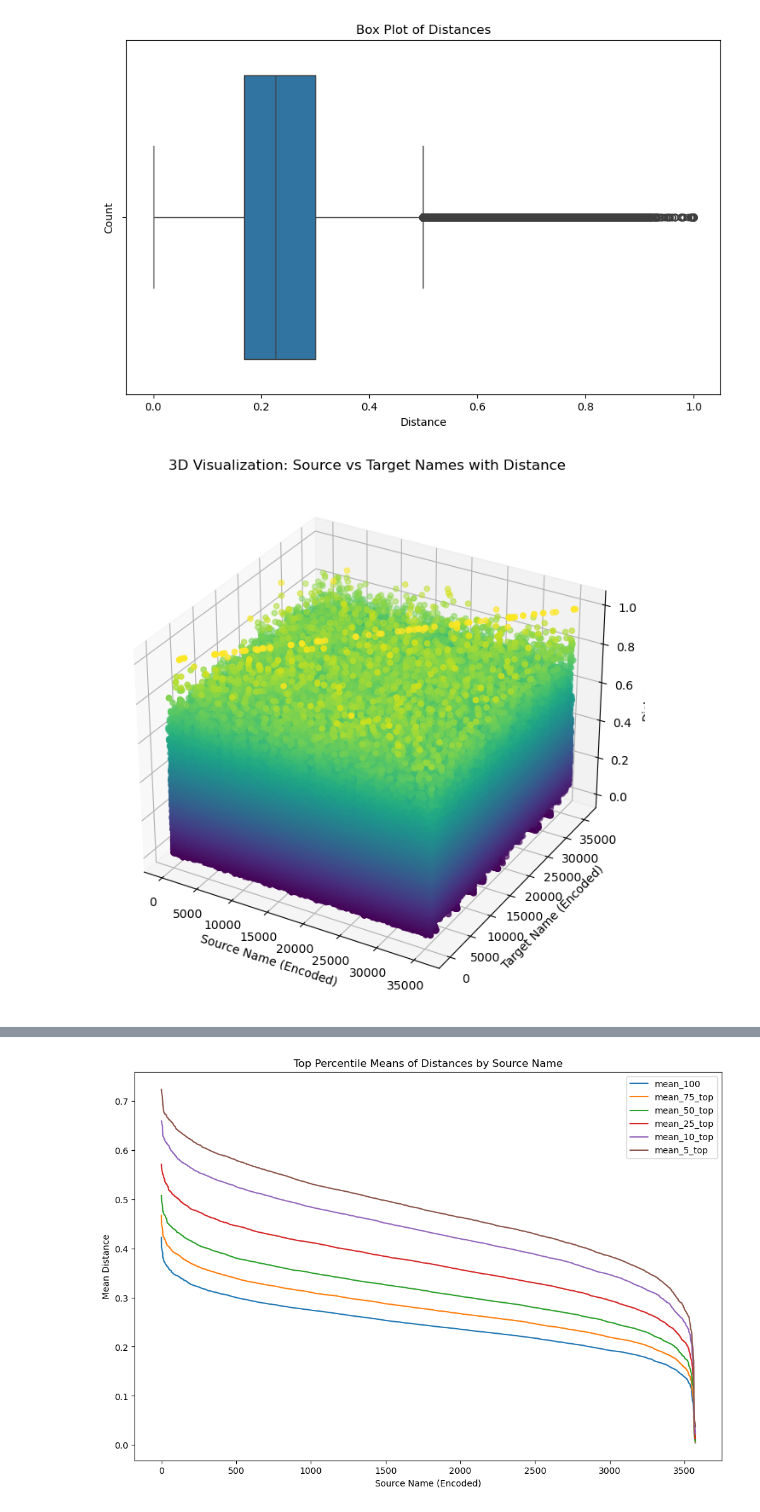
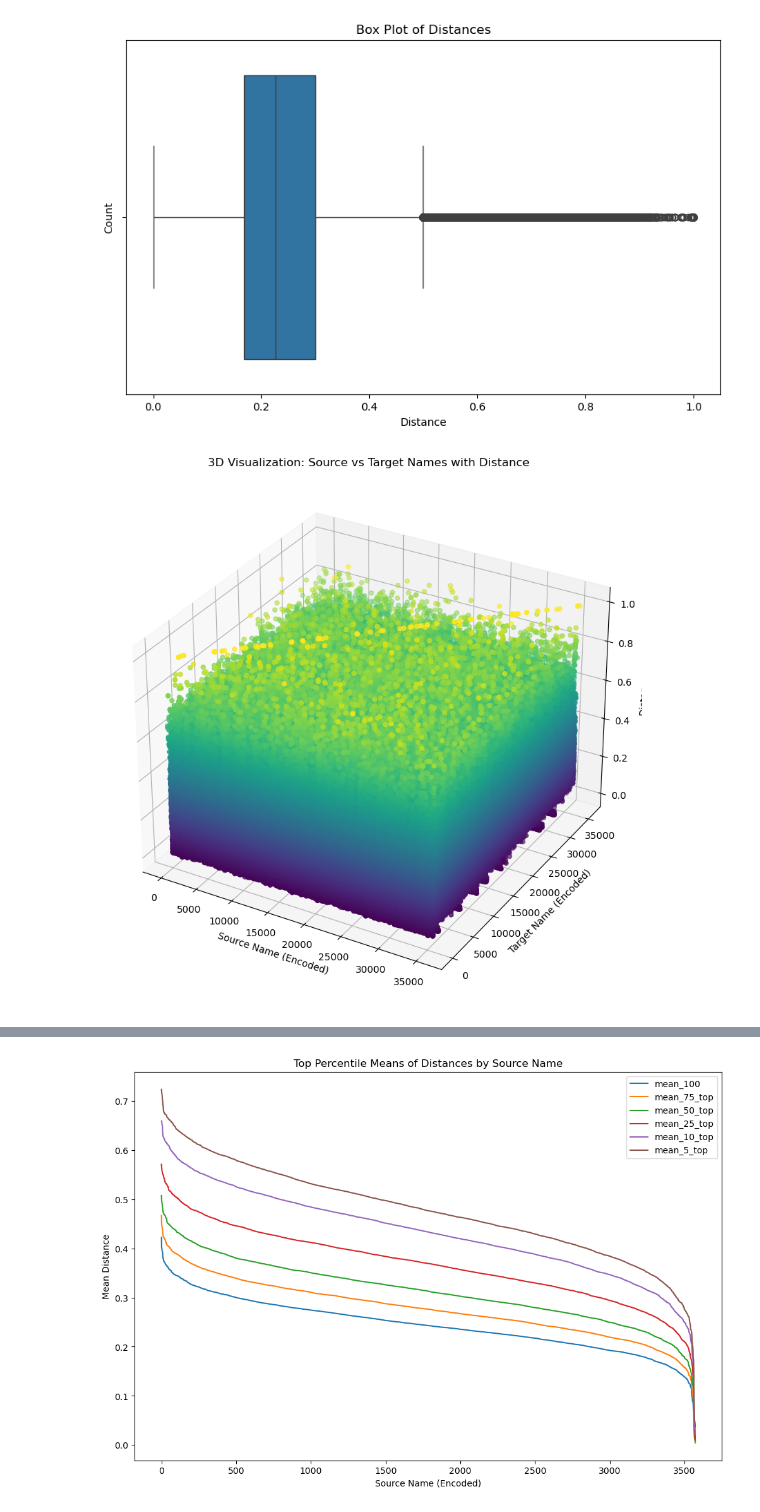
Before and after one commit to dangtom700/data_analytic_project, a Jupyter notebook: text_analysis/text.ipynb, the cells around one changed output, grey strips where cells are left out. Cells and saved outputs as stored; diff of their text form; code cells hidden in the pictures.

```diff
--- a/text_analysis/text.ipynb
+++ b/text_analysis/text.ipynb
@@ -35,32 +35,32 @@ plt.show()
 # %%
 # Encode file names
 file_name = set(df['source_name'].unique().tolist())
 file_name2 = set(df['target_name'].unique().tolist())
 file_name = file_name.union(file_name2)
 file_name = list(file_name)
 file_name.sort()
 file_name = {file_name[i]: i*10 for i in range(len(file_name))}
 
 # Map the encoded names
 df['source_encoded'] = df['source_name'].map(file_name)
 df['target_encoded'] = df['target_name'].map(file_name)
 
 # Plot
-fig = plt.figure(figsize=(10, 8))
+fig = plt.figure(figsize=(10, 10))
 ax = fig.add_subplot(111, projection='3d')
 
 ax.scatter(df['source_encoded'], df['target_encoded'], df['distance'],
            c=df['distance'], cmap='viridis', marker='o')
 
 ax.set_xlabel('Source Name (Encoded)')
 ax.set_ylabel('Target Name (Encoded)')
 ax.set_zlabel('Distance')
 
 ax.set_title('3D Visualization: Source vs Target Names with Distance')
 
 plt.show()
 # %% [output]
-[figure, old version]
+[figure, new version]
 # %%
 def compute_top_means(group):
     distances = group['distance'].sort_values(ascending=False).reset_index(drop=True)
```
Also changed, not shown: 4 other files.
